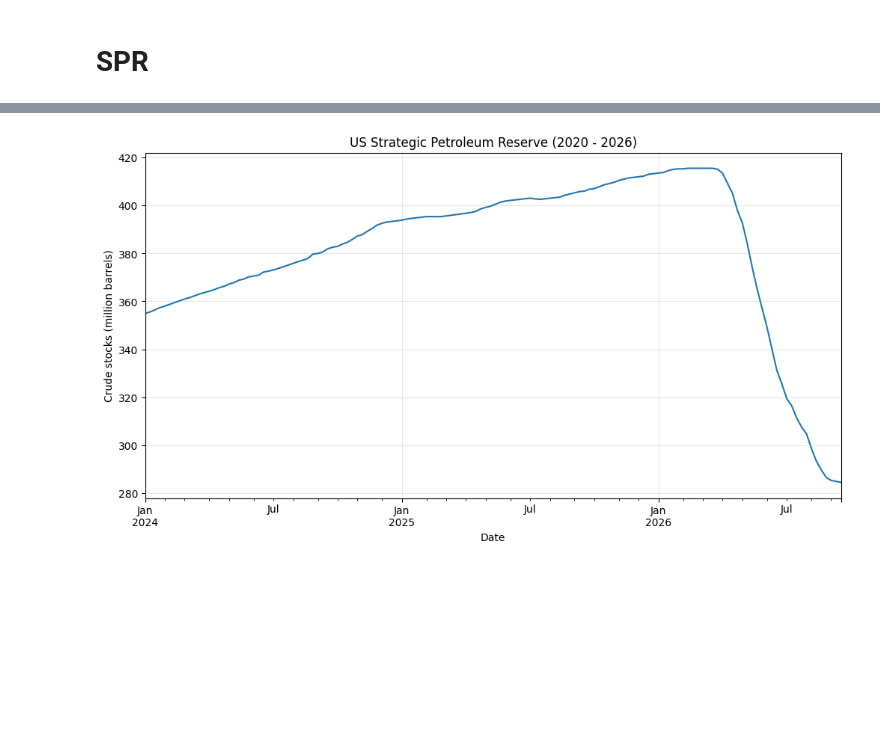
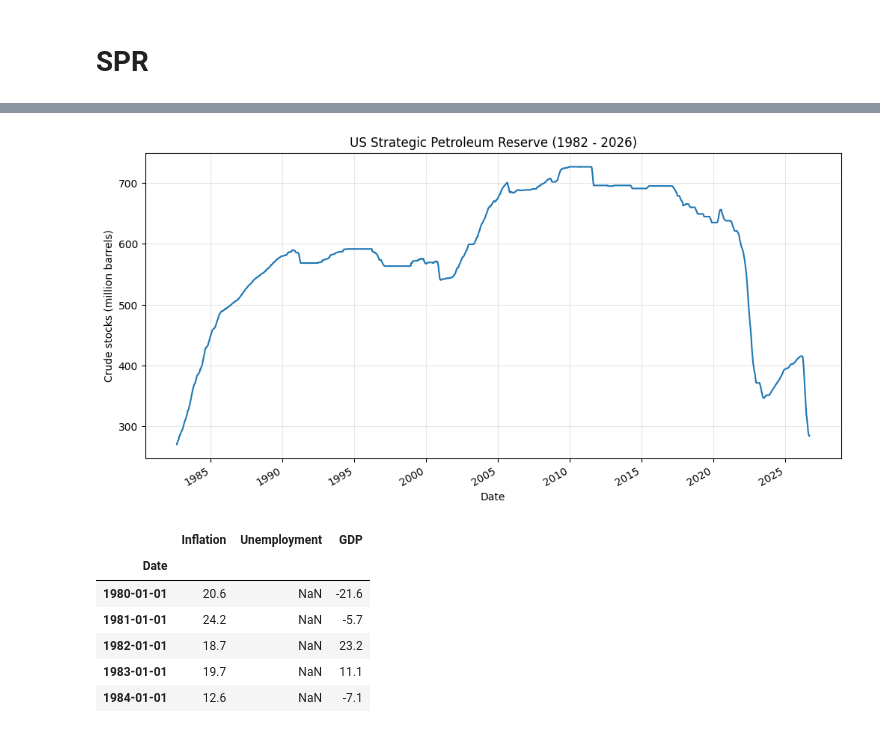
Before and after one commit to ellenwang995/WTI_DEC2027, a Jupyter notebook: OilPrice2027.ipynb, the cells around one changed output, grey strips where cells are left out. Cells and saved outputs as stored; diff of their text form; code cells hidden in the pictures; blank space fills up the shorter version.

```diff
--- a/OilPrice2027.ipynb
+++ b/OilPrice2027.ipynb
@@ -332,11 +342,32 @@ Saving us-spr-weekly-history-2026-09-29.csv to us-spr-weekly-history-2026-09-29
 | 1982-10-01 | 277.633 |
 | 1982-10-08 | 278.725 |
 # %%
-spr.loc['2024':'2026', 'SPR'].plot(figsize=(12, 6))
-plt.title('US Strategic Petroleum Reserve (2020 - 2026)')
+spr.loc['1982':'2026', 'SPR'].plot(figsize=(12, 6))
+plt.title('US Strategic Petroleum Reserve (1982 - 2026)')
 plt.xlabel('Date')
 plt.ylabel('Crude stocks (million barrels)')
 plt.grid(alpha=0.3)
 plt.show()
 # %% [output]
-[figure, old version]
+[figure, new version]
+# %%
+imf = pd.read_excel('imf-dm-export-20260930.xls', na_values='no data')
+
+# Drop the empty column B and give the rest short names
+imf = imf.loc[:, ~imf.columns.astype(str).str.startswith('Unnamed')]
+imf.columns = ['Date', 'Inflation', 'Unemployment', 'GDP']
+
+# Turn the years into dates and set as the index
+imf = imf.dropna(subset=['Date'])
+imf['Date'] = pd.to_datetime(imf['Date'].astype(int).astype(str), format='%Y')
+imf = imf.set_index('Date')
+
+imf.head()
+# %% [output]
+|  | Inflation | Unemployment | GDP |
+| Date |  |  |  |
+| 1980-01-01 | 20.6 | NaN | -21.6 |
+| 1981-01-01 | 24.2 | NaN | -5.7 |
+| 1982-01-01 | 18.7 | NaN | 23.2 |
+| 1983-01-01 | 19.7 | NaN | 11.1 |
+| 1984-01-01 | 12.6 | NaN | -7.1 |
```
Also changed, not shown: parts of 4 cells of this notebook.
